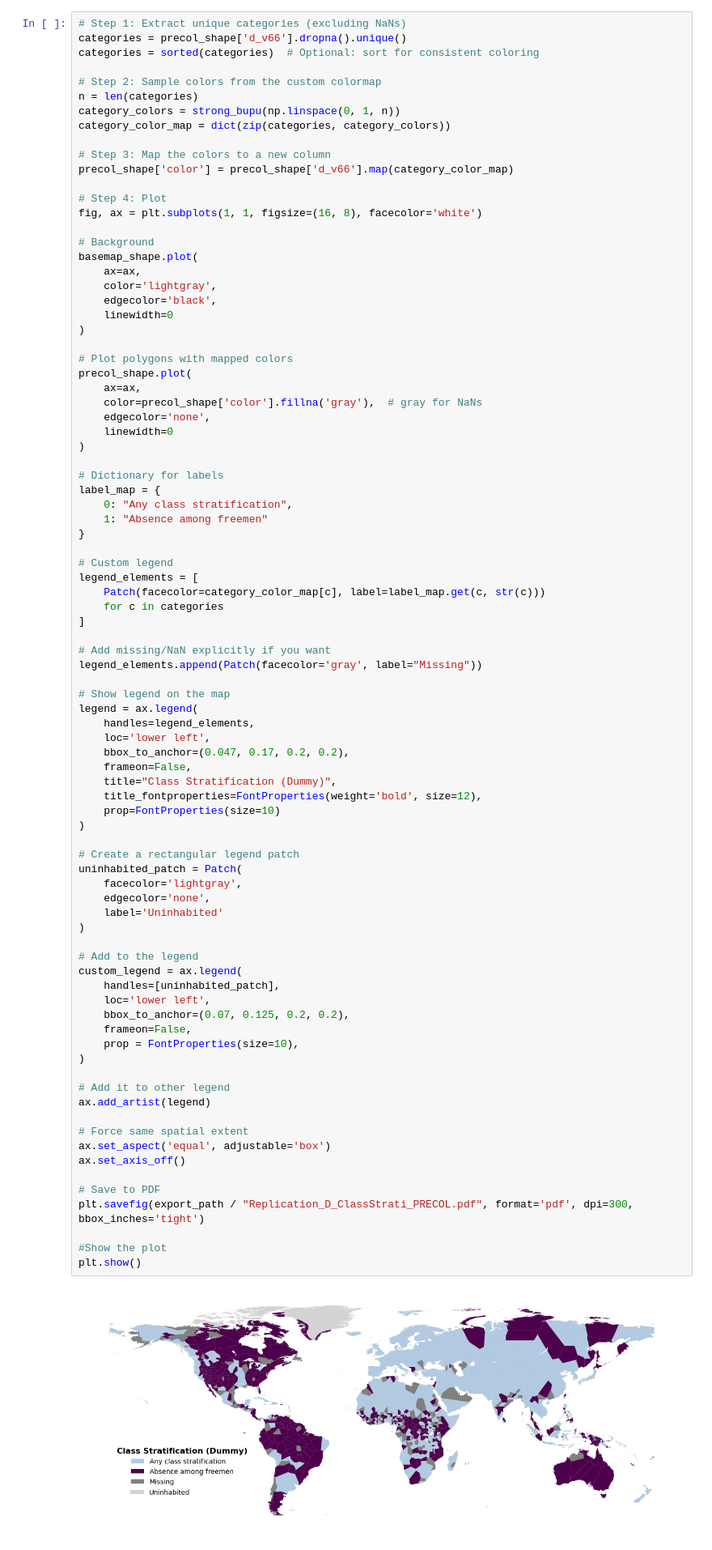
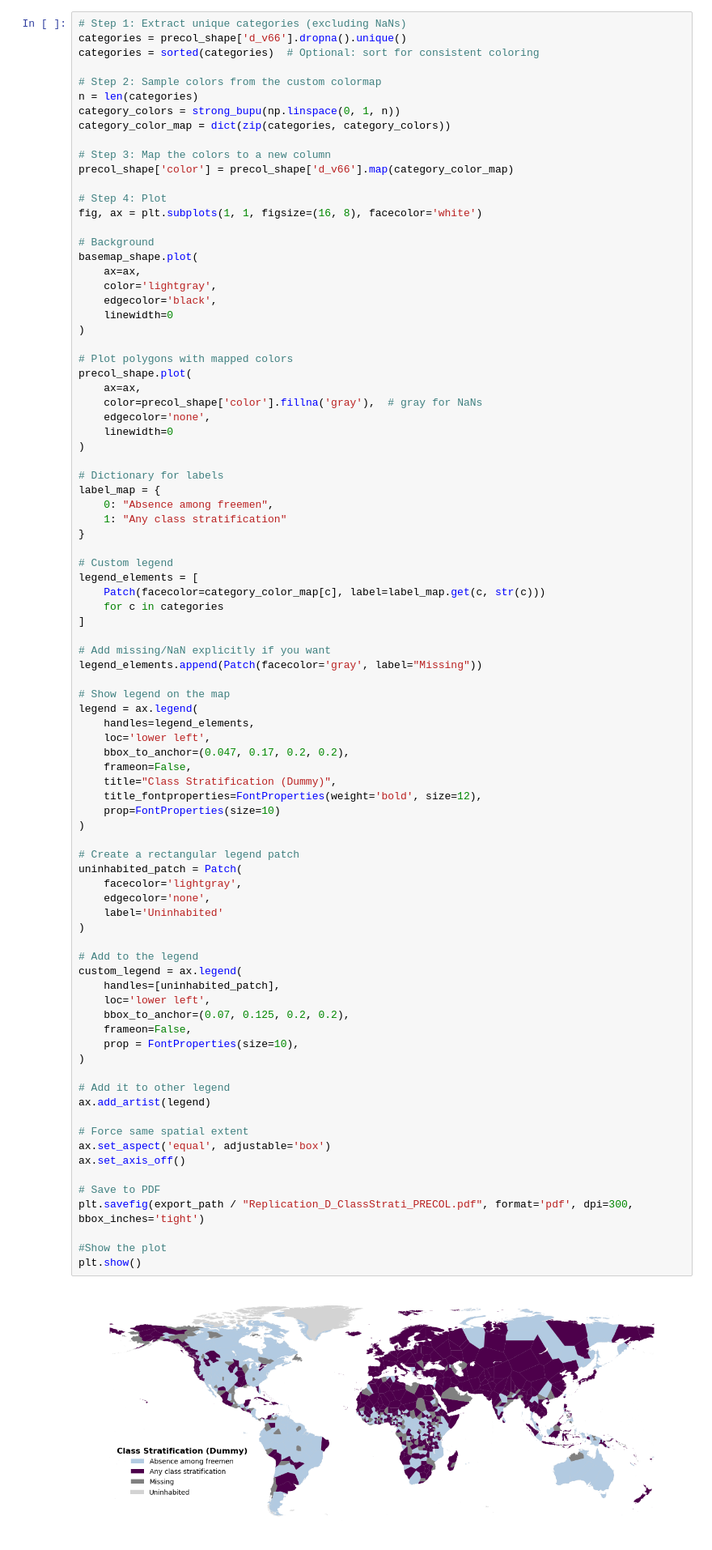
Before and after one commit to juamiji1/ethnographic-atlas, a Jupyter notebook: code/2_maps/Maps_Replication_Presentation_CulturesinCrisis.ipynb, the cells around one changed output. Shown at 81% size. Drawn from its saved outputs; the diff is of its cells as text.

```diff
--- a/code/2_maps/Maps_Replication_Presentation_CulturesinCrisis.ipynb
+++ b/code/2_maps/Maps_Replication_Presentation_CulturesinCrisis.ipynb
@@ -855,8 +855,8 @@ precol_shape.plot(
 
 # Dictionary for labels
 label_map = {
-    0: "Any class stratification",
-    1: "Absence among freemen"
+    0: "Absence among freemen",
+    1: "Any class stratification"
 }
 
 # Custom legend
@@ -881,34 +881,34 @@ legend = ax.legend(
 
 # Create a rectangular legend patch
 uninhabited_patch = Patch(
     facecolor='lightgray',
     edgecolor='none',
     label='Uninhabited'
 )
 
 # Add to the legend
 custom_legend = ax.legend(
     handles=[uninhabited_patch],
     loc='lower left',
     bbox_to_anchor=(0.07, 0.125, 0.2, 0.2),
     frameon=False,
     prop = FontProperties(size=10),
 )
 
 # Add it to other legend
 ax.add_artist(legend)
 
 # Force same spatial extent
 ax.set_aspect('equal', adjustable='box')
 ax.set_axis_off()
 
 # Save to PDF
 plt.savefig(export_path / "Replication_D_ClassStrati_PRECOL.pdf", format='pdf', dpi=300, bbox_inches='tight')
 
 #Show the plot
 plt.show()
 # %% [output]
-[figure, old version]
+[figure, new version]
 # %%
 # Step 1: Extract unique categories (excluding NaNs)
 categories = poscol_shape['d_v66'].dropna().unique()
```
Also changed, not shown: parts of 3 cells of this notebook, 2 other files.
